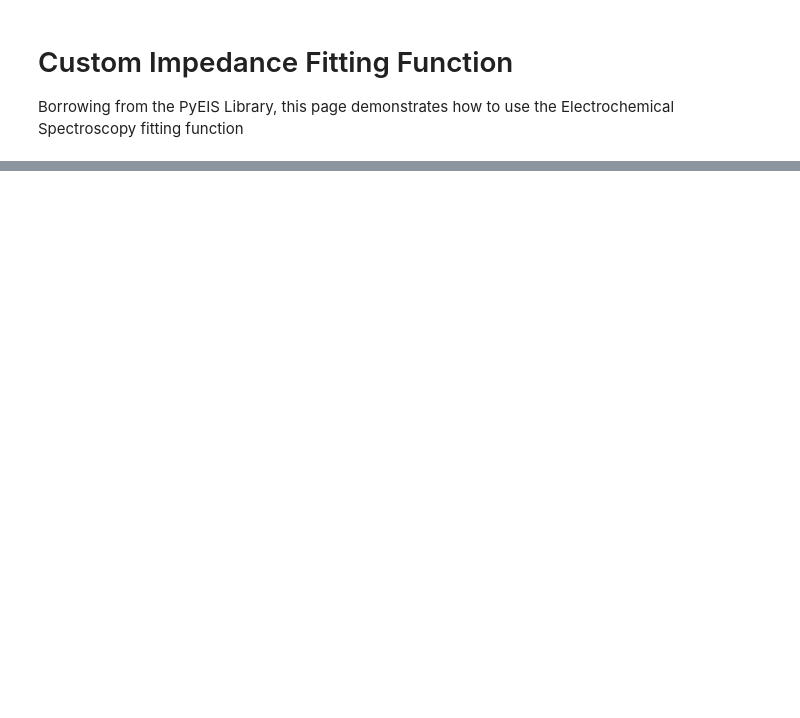
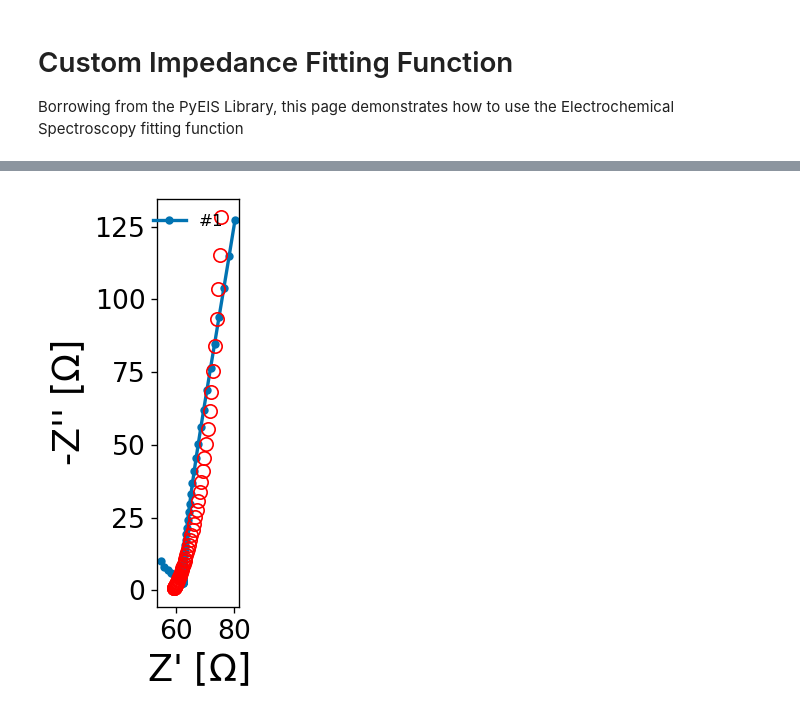
Before and after one commit to WildcatDiscovery/Kyler_Speed_Circuit, a Jupyter notebook: python_notebooks/data_testing.ipynb, the cells around one changed output, grey strips where cells are left out. Cells and saved outputs as stored; diff of their text form; code cells hidden in the pictures; blank space fills up the shorter version.

```diff
--- a/python_notebooks/data_testing.ipynb
+++ b/python_notebooks/data_testing.ipynb
@@ -339,0 +338,4 @@ guesser(Rs_guess,R_guess,n_guess,fs_guess,R2_guess,n2_guess,fs2_guess)
+# %%
+mpt_data.EIS_plot(fitting = 'on')
+# %% [output]
+[figure, added]
```
Also changed, not shown: parts of 16 cells of this notebook, 3 other files.
